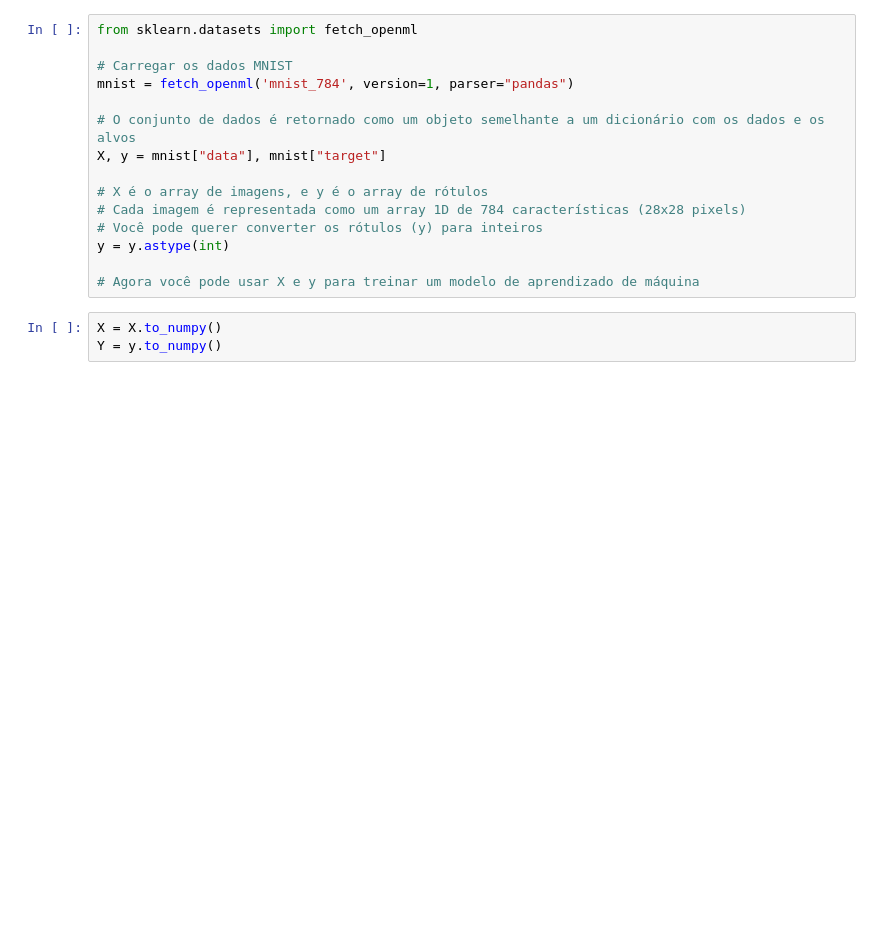
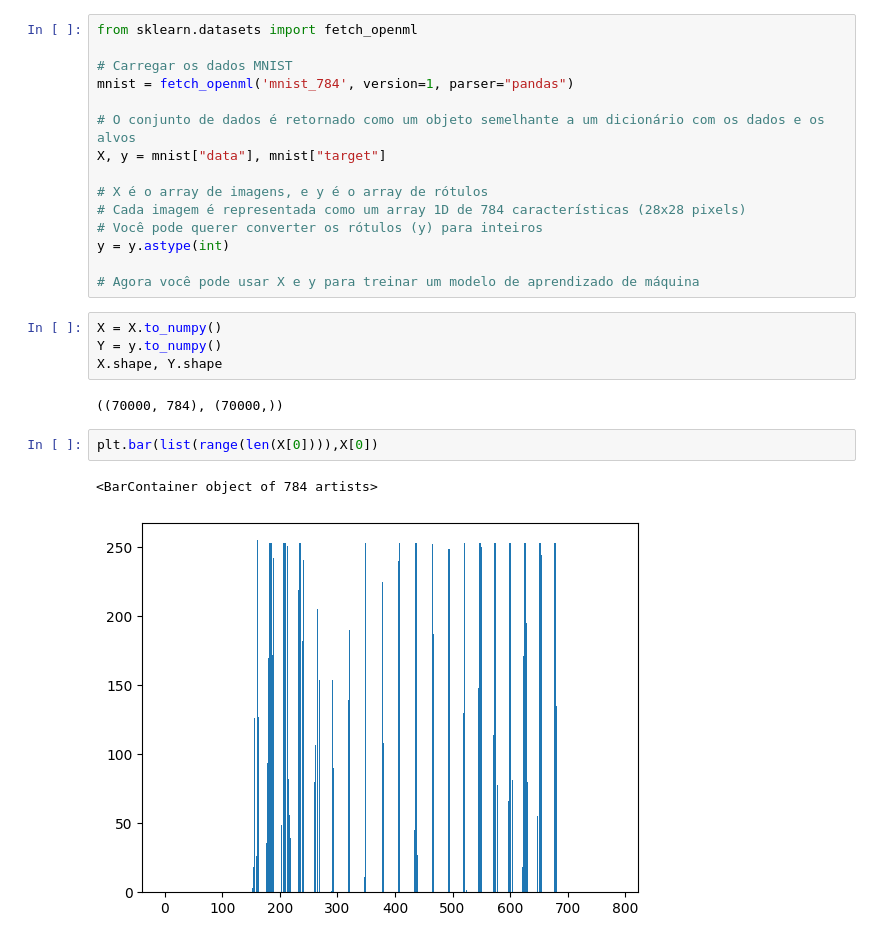
Before and after one commit to mfilipak/FILIPAK-DATA-SCIENCE, a Jupyter notebook: DIA1.ipynb, the cells around one changed output. Cells and saved outputs as stored; diff of their text form; blank space fills up the shorter version.

```diff
--- a/DIA1.ipynb
+++ b/DIA1.ipynb
@@ -24,3 +24,11 @@ y = y.astype(int)
 # %%
 X = X.to_numpy()
 Y = y.to_numpy()
+X.shape, Y.shape
+# %% [output]
+((70000, 784), (70000,))
+# %%
+plt.bar(list(range(len(X[0]))),X[0])
+# %% [output]
+<BarContainer object of 784 artists>
+[figure, added]
```
Also changed, not shown: parts of 29 cells of this notebook.
